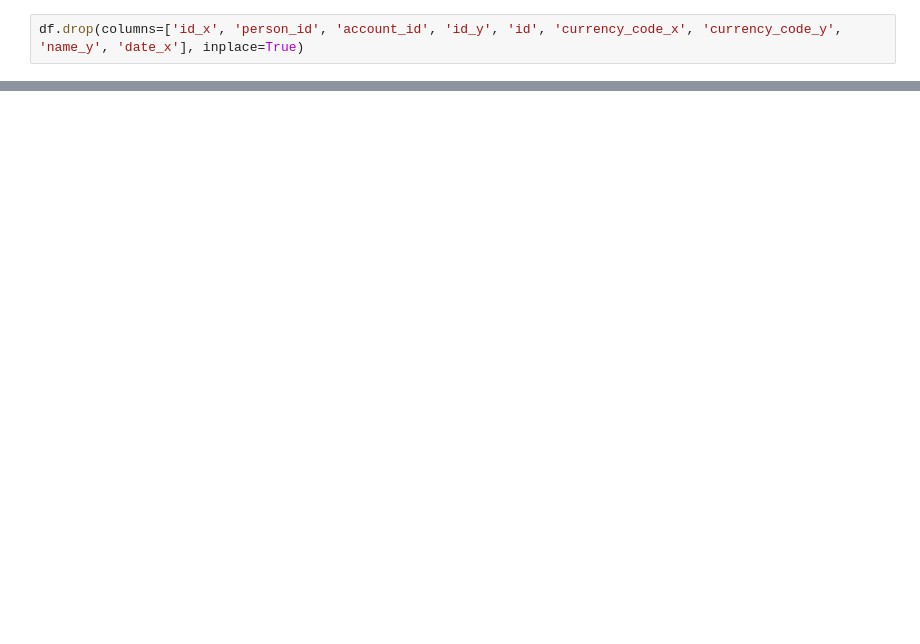
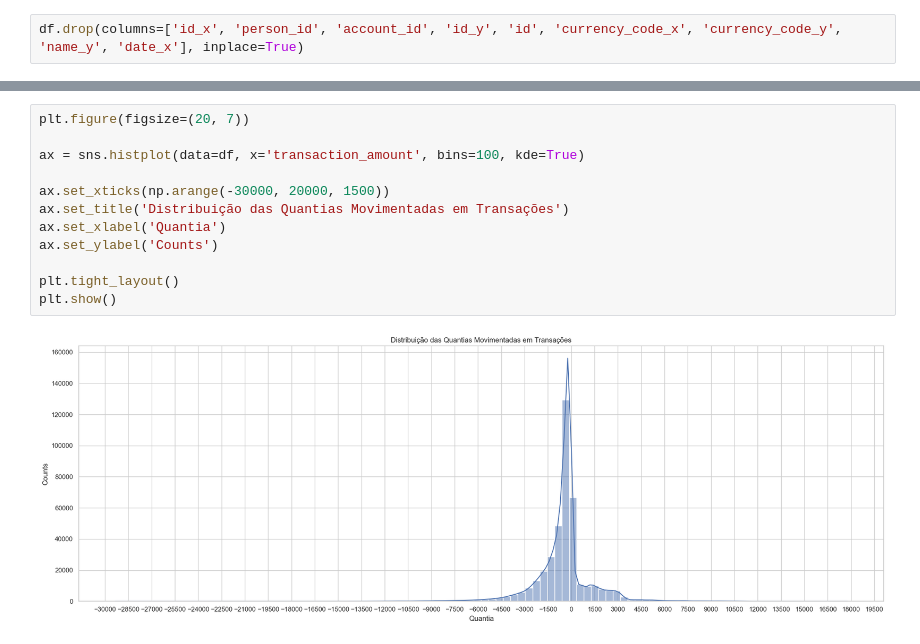
Before and after one commit to allmeidaapedro/Clusterizacao-Clientes-Cartao-Credito, a Jupyter notebook: notebooks/1. EDA.ipynb, the cells around one changed output, grey strips where cells are left out. Saved outputs shown, nothing was run; the diff lists cells and outputs as text; blank space fills up the shorter version.

```diff
--- a/notebooks/1. EDA.ipynb
+++ b/notebooks/1. EDA.ipynb
@@ -155,0 +332,14 @@ df.head()
+# %%
+plt.figure(figsize=(20, 7))
+
+ax = sns.histplot(data=df, x='transaction_amount', bins=100, kde=True)
+
+ax.set_xticks(np.arange(-30000, 20000, 1500))
+ax.set_title('Distribuição das Quantias Movimentadas em Transações')
+ax.set_xlabel('Quantia')
+ax.set_ylabel('Counts')
+
+plt.tight_layout()
+plt.show()
+# %% [output]
+[figure, added]
```
Also changed, not shown: parts of 53 cells of this notebook, 1 other file.
